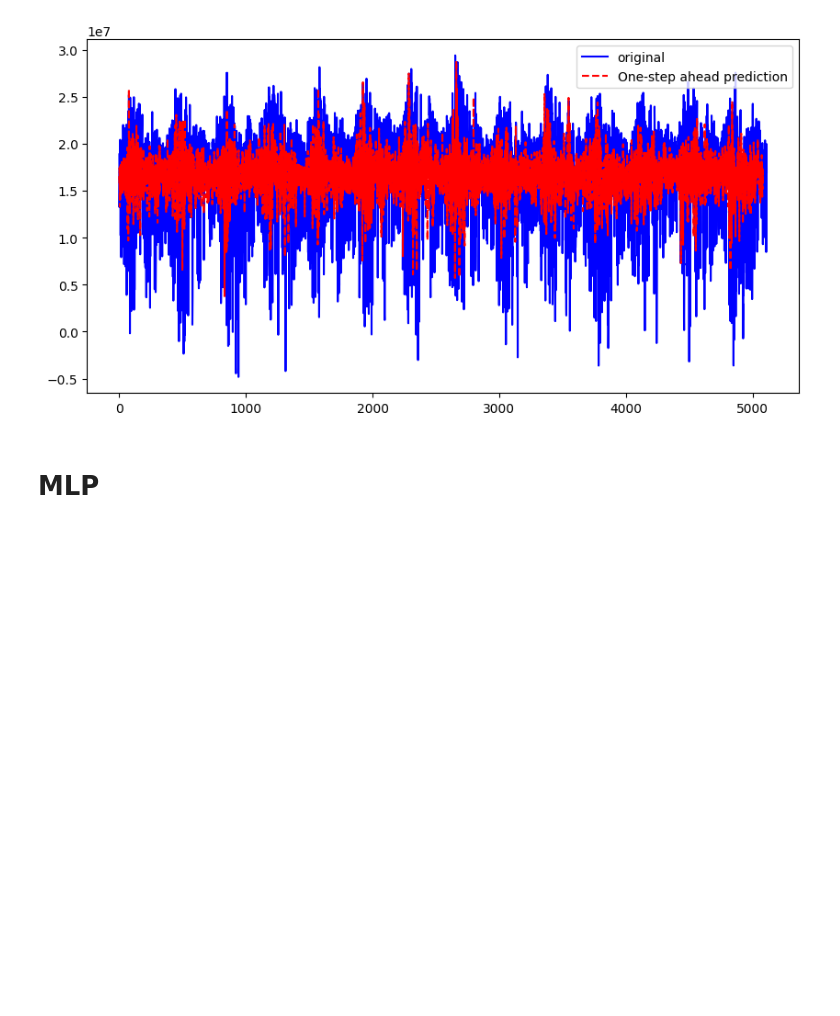
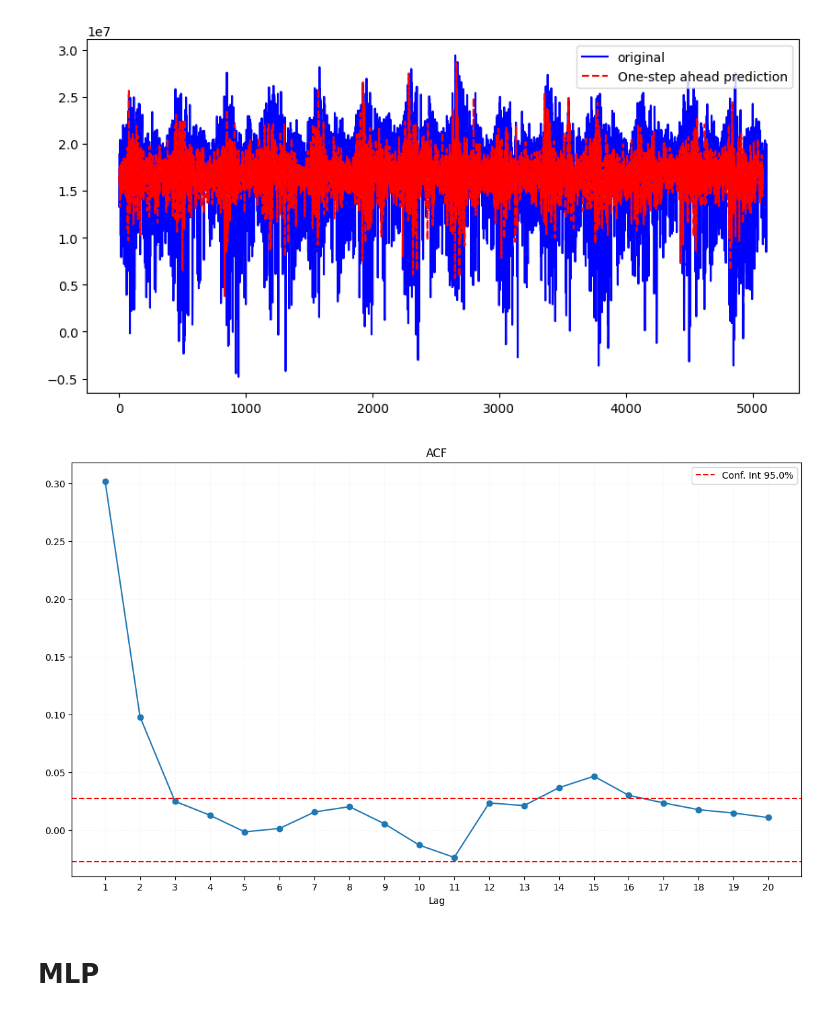
Before and after one commit to kounsolas/TimeSeriesProject, a Jupyter notebook: project.ipynb, the cells around one changed output. Drawn from its saved outputs; the diff is of its cells as text; code cells hidden in the pictures; blank space fills up the shorter version.

```diff
--- a/project.ipynb
+++ b/project.ipynb
@@ -925,6 +925,10 @@ plt.legend()
 plt.show()
 # %% [output]
 [figure]
+# %%
+acf_c = get_acf(resid_q7c, lags=20, alpha=0.05, show=True)
+# %% [output]
+[figure, added]
 # %% [markdown]
 # MLP
 # %%
```
Also changed, not shown: parts of 6 cells of this notebook.
